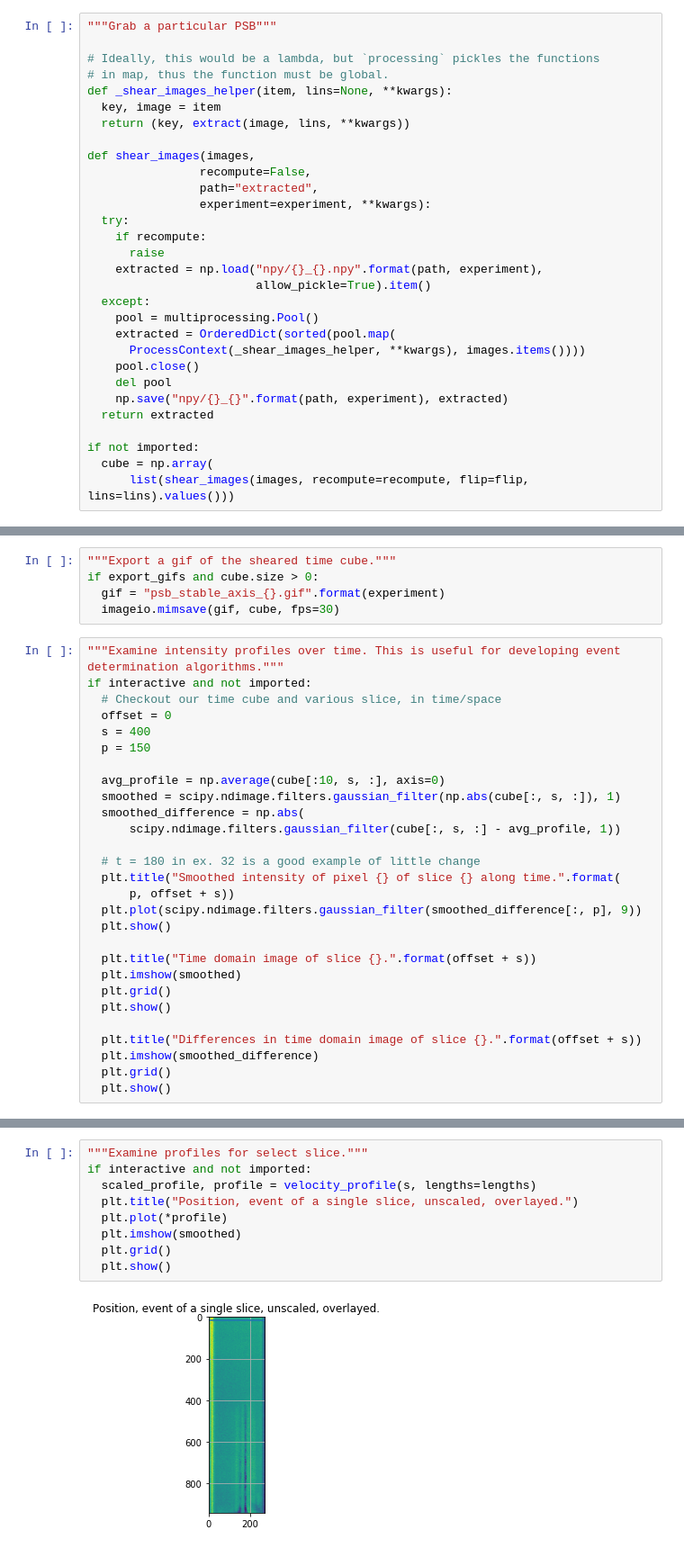
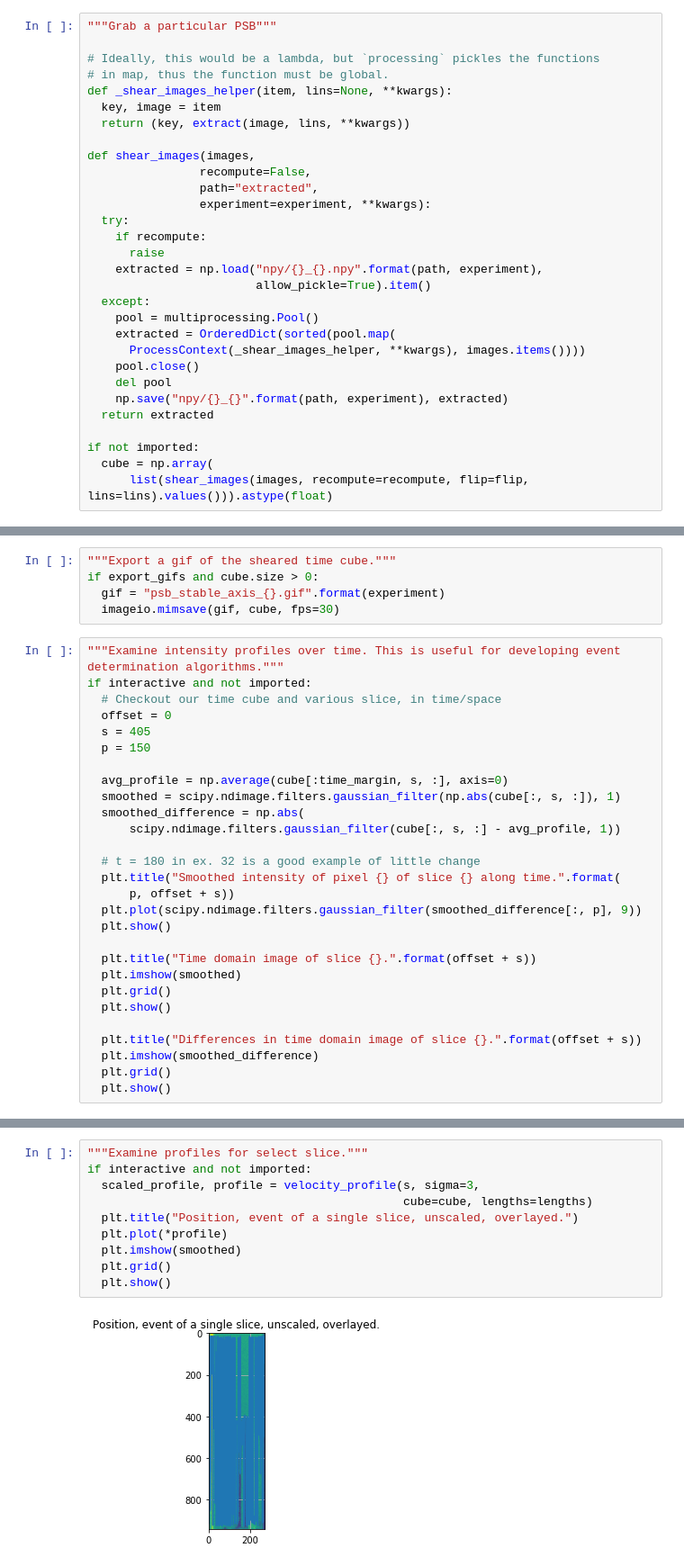
Before and after one commit to cemel-jhu/PSB-Image-Processing, a Jupyter notebook: PSM_Processing.ipynb, the cells around one changed output, grey strips where cells are left out. Shown at 90% size. Cells and saved outputs as stored; diff of their text form.

```diff
--- a/PSM_Processing.ipynb
+++ b/PSM_Processing.ipynb
@@ -397,7 +397,7 @@ def shear_images(images,
 
 if not imported:
   cube = np.array(
-      list(shear_images(images, recompute=recompute, flip=flip, lins=lins).values()))
+      list(shear_images(images, recompute=recompute, flip=flip, lins=lins).values())).astype(float)
 # %%
 """Examine the the last frame of our sheared time cube."""
 if interactive and not imported:
@@ -416,10 +416,10 @@ determination algorithms."""
 if interactive and not imported:
   # Checkout our time cube and various slice, in time/space
   offset = 0
-  s = 400
+  s = 405
   p = 150
 
-  avg_profile = np.average(cube[:10, s, :], axis=0)
+  avg_profile = np.average(cube[:time_margin, s, :], axis=0)
   smoothed = scipy.ndimage.filters.gaussian_filter(np.abs(cube[:, s, :]), 1)
   smoothed_difference = np.abs(
       scipy.ndimage.filters.gaussian_filter(cube[:, s, :] - avg_profile, 1))
@@ -497,14 +536,15 @@ def velocity_profile(S,
 # %%
 """Examine profiles for select slice."""
 if interactive and not imported:
-  scaled_profile, profile = velocity_profile(s, lengths=lengths)
+  scaled_profile, profile = velocity_profile(s, sigma=3,
+                                             cube=cube, lengths=lengths)
   plt.title("Position, event of a single slice, unscaled, overlayed.")
   plt.plot(*profile)
   plt.imshow(smoothed)
   plt.grid()
   plt.show()
 # %% [output]
-[figure, old version]
+[figure, new version]
 # %%
 """Grab events for entire PSB"""
 
```
Also changed, not shown: parts of 5 cells of this notebook.
